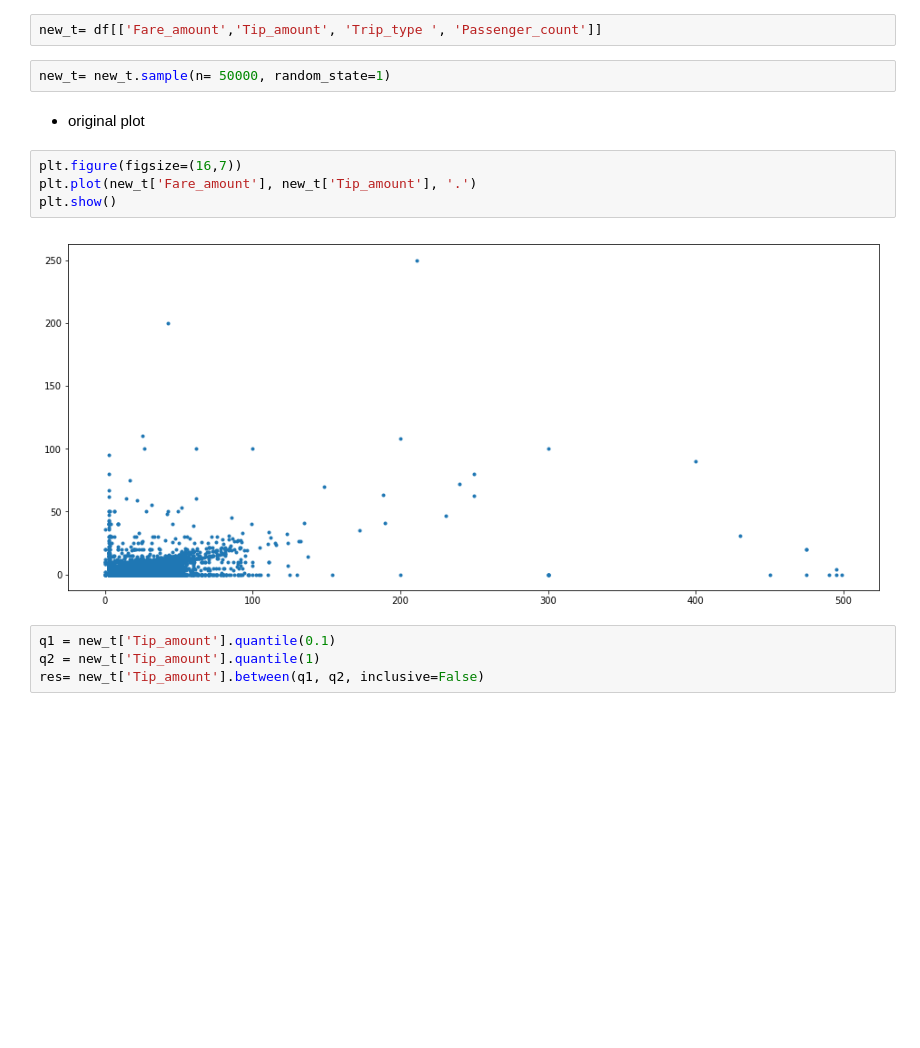
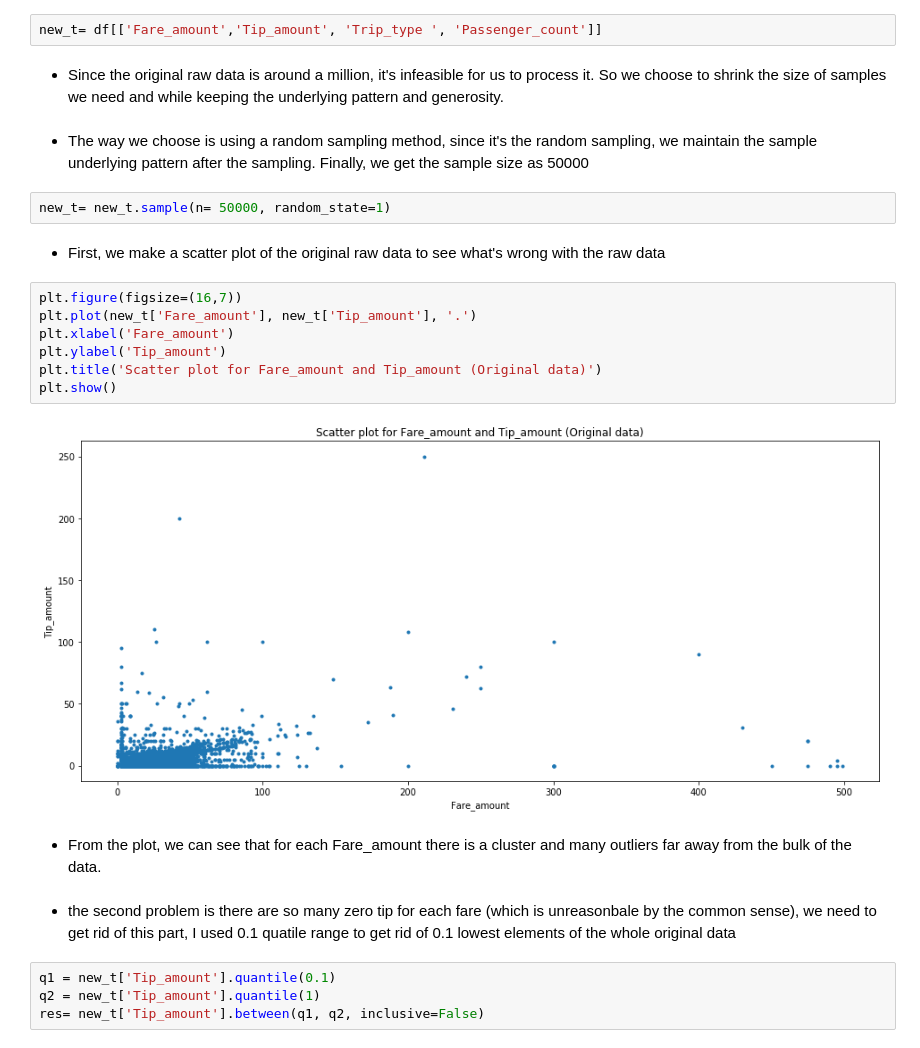
Before and after one commit to amartya21/codingrex.github.io, a Jupyter notebook: Final_Project.ipynb, the cells around one changed output. Drawn from its saved outputs; the diff is of its cells as text; blank space fills up the shorter version.

```diff
--- a/Final_Project.ipynb
+++ b/Final_Project.ipynb
@@ -657,16 +654,27 @@ The distribution of the tip% do varies at different speed. Interestingly, the fa
 df;
 # %%
 new_t= df[['Fare_amount','Tip_amount', 'Trip_type ', 'Passenger_count']]
+# %% [markdown]
+* Since the original raw data is around a million, it's infeasible for us to process it. So we choose to shrink the size of samples we need and while keeping the underlying pattern and generosity.
+# %% [markdown]
+* The way we choose is using a random sampling method, since it's the random sampling, we maintain the sample underlying pattern after the sampling. Finally, we get the sample size as 50000
 # %%
 new_t= new_t.sample(n= 50000, random_state=1)
-# %% [markdown]
-* original plot
+# %% [markdown]
+* First, we make a scatter plot of the original raw data to see what's wrong with the raw data
 # %%
 plt.figure(figsize=(16,7))
 plt.plot(new_t['Fare_amount'], new_t['Tip_amount'], '.')
+plt.xlabel('Fare_amount')
+plt.ylabel('Tip_amount')
+plt.title('Scatter plot for Fare_amount and Tip_amount (Original data)')
 plt.show()
 # %% [output]
-[figure, old version]
+[figure, new version]
+# %% [markdown]
+* From the plot, we can see that for each Fare_amount there is a cluster and many outliers far away from the bulk of the data.
+# %% [markdown]
+* the second problem is there are so many zero tip for each fare (which is unreasonbale by the common sense), we need to get rid of this part, I used 0.1 quatile range to get rid of 0.1 lowest elements of the whole original data
 # %%
 q1 = new_t['Tip_amount'].quantile(0.1)
 q2 = new_t['Tip_amount'].quantile(1)
```
Also changed, not shown: parts of 63 cells of this notebook.
